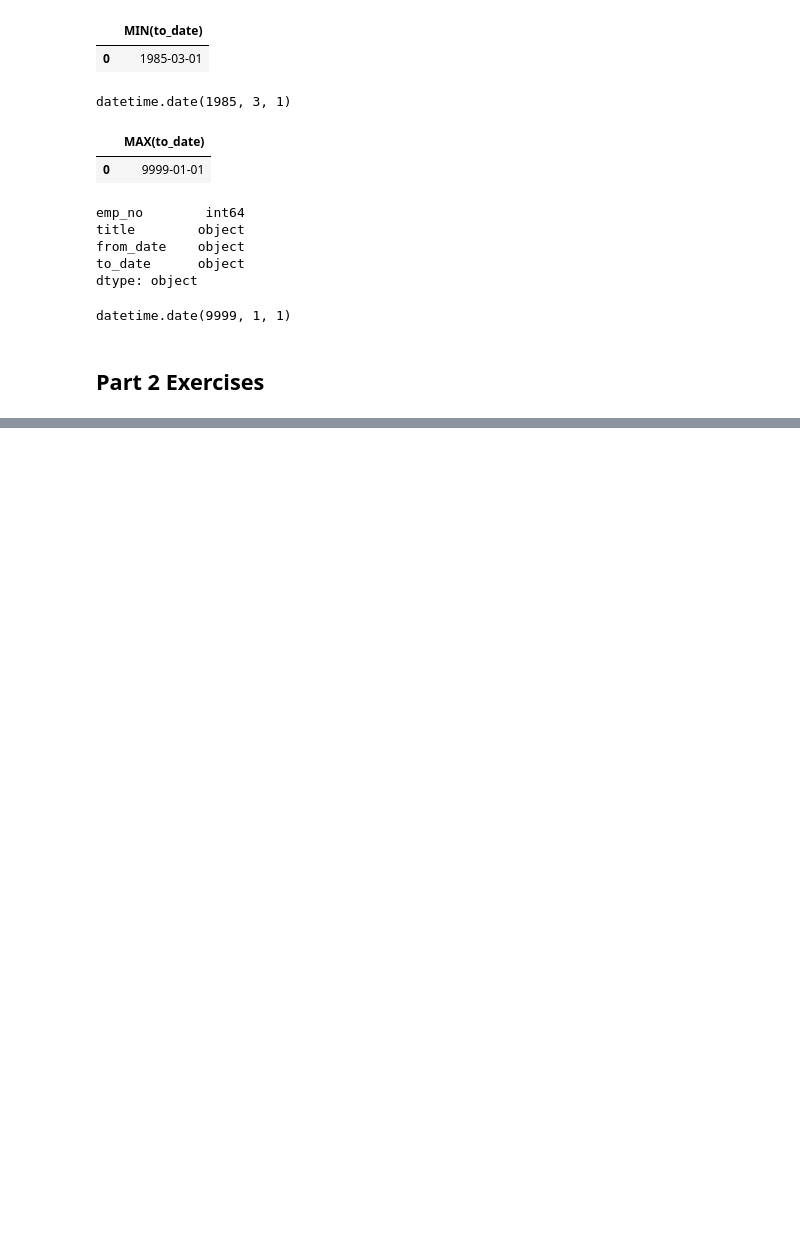
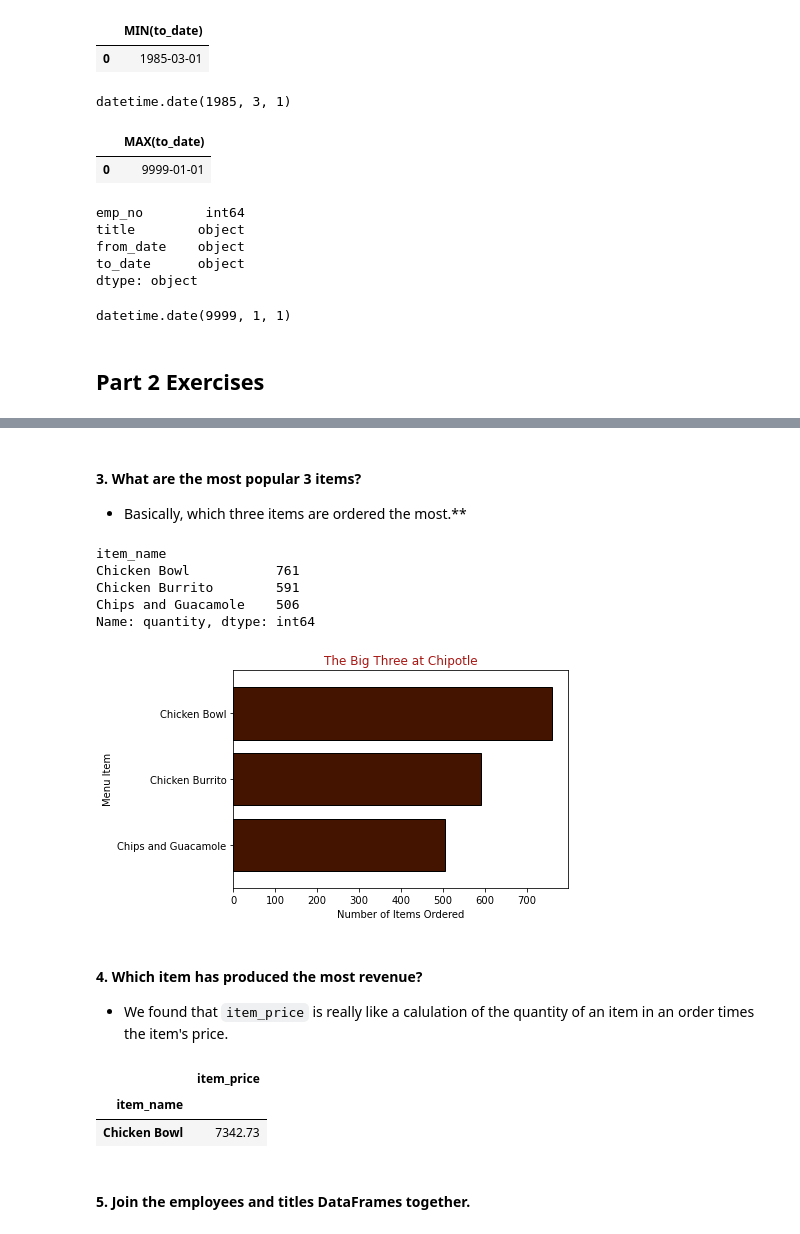
Before and after one commit to CodeupClassroom/jemison-data-science-libraries, a Jupyter notebook: advanced_dataframe_exercises.ipynb, the cells around one changed output, grey strips where cells are left out. Drawn from its saved outputs; the diff is of its cells as text; code cells hidden in the pictures; blank space fills up the shorter version.

```diff
--- a/advanced_dataframe_exercises.ipynb
+++ b/advanced_dataframe_exercises.ipynb
@@ -122,0 +467,8 @@ datetime.date(9999, 1, 1)
+# %%
+query = '''
+                     SELECT *
+                     FROM orders;
+                     '''
+# %%
+orders = pd.read_sql(query, get_db_url('chipotle'))
+orders.head()
@@ -122,0 +508,6 @@ datetime.date(9999, 1, 1)
+# %%
+# Reassign my cleanup to item_price in my df.
+
+# orders.item_price.astype('float')
+orders['item_price'] = orders.item_price.str.replace('$', '').astype('float')
+orders.head()
@@ -122,0 +556,47 @@ datetime.date(9999, 1, 1)
+# %% [markdown]
+#### 3. What are the most popular 3 items?
+
+
+- Basically, which three items are ordered the most.**
+# %%
+top_three = orders.groupby('item_name').quantity.sum().sort_values(ascending = False).nlargest(n = 3)
+top_three
+# %% [output]
+item_name
+Chicken Bowl           761
+Chicken Burrito        591
+Chips and Guacamole    506
+Name: quantity, dtype: int64
+# %%
+import matplotlib.pyplot as plt
+
+# Make a bar plot
+top_three.plot(kind='barh',
+             color='#451400',
+             ec='black',
+             width=.8)
+
+# add titles and labels
+plt.title('The Big Three at Chipotle', fontdict={'color':'#a81612'})
+plt.xlabel('Number of Items Ordered')
+plt.ylabel('Menu Item')
+
+# reorder y-axis of horizontal bar chart
+plt.gca().invert_yaxis()
+# %% [output]
+[figure, added]
+# %% [markdown]
+#### 4. Which item has produced the most revenue?
+
+
+- We found that  `item_price` is really like a calulation of the quantity of an item in an order times the item's price.
+# %%
+# I can groupby item_name and aggregate the item_price.
+
+orders.groupby('item_name')[['item_price']].sum().sort_values(by = 'item_price', ascending = False).head(1)
+# %% [output]
+|  | item_price |
+| item_name |  |
+| Chicken Bowl | 7342.73 |
+# %% [markdown]
+#### 5. Join the employees and titles DataFrames together.
```
Also changed, not shown: parts of 53 cells of this notebook.
